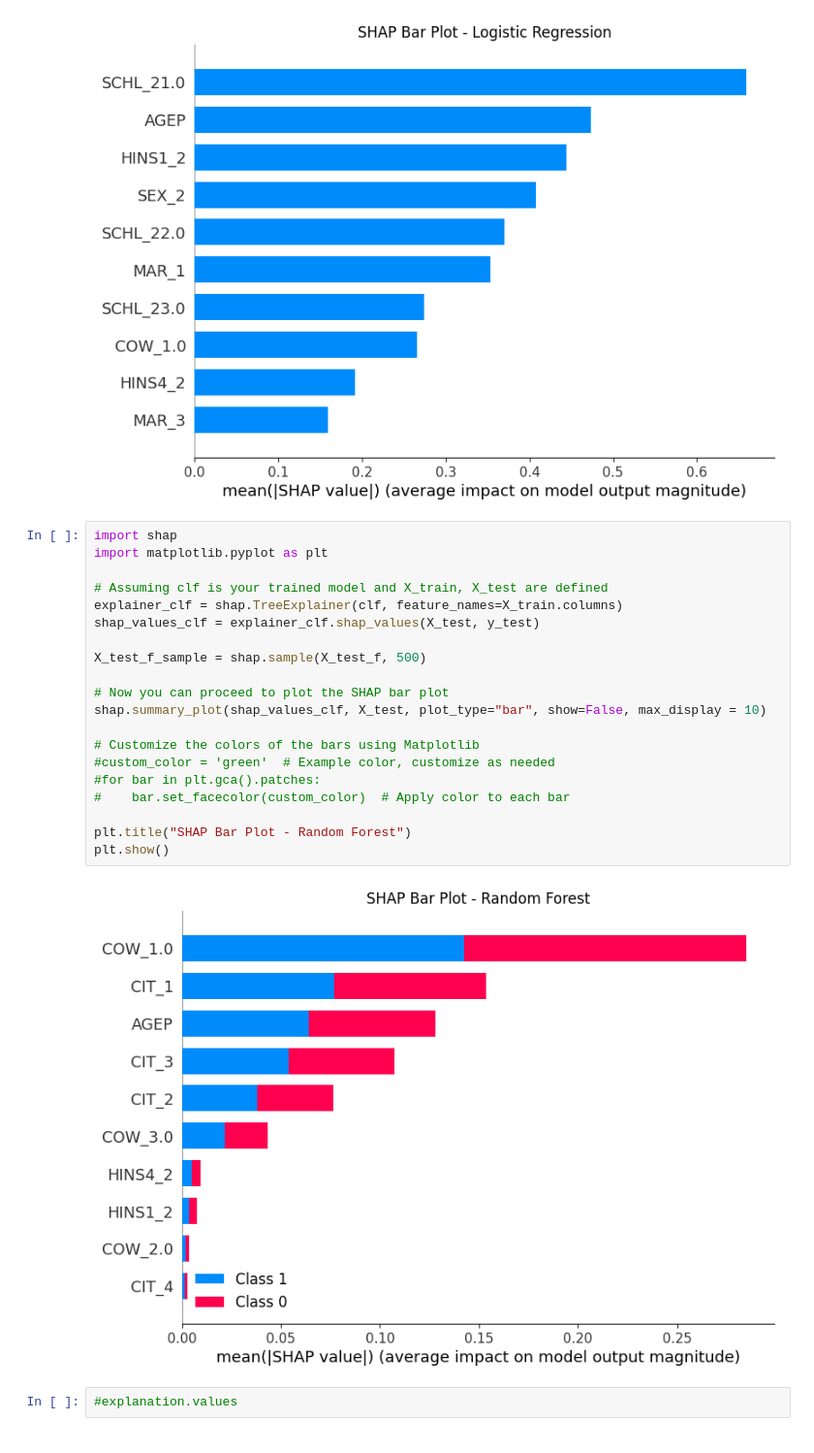
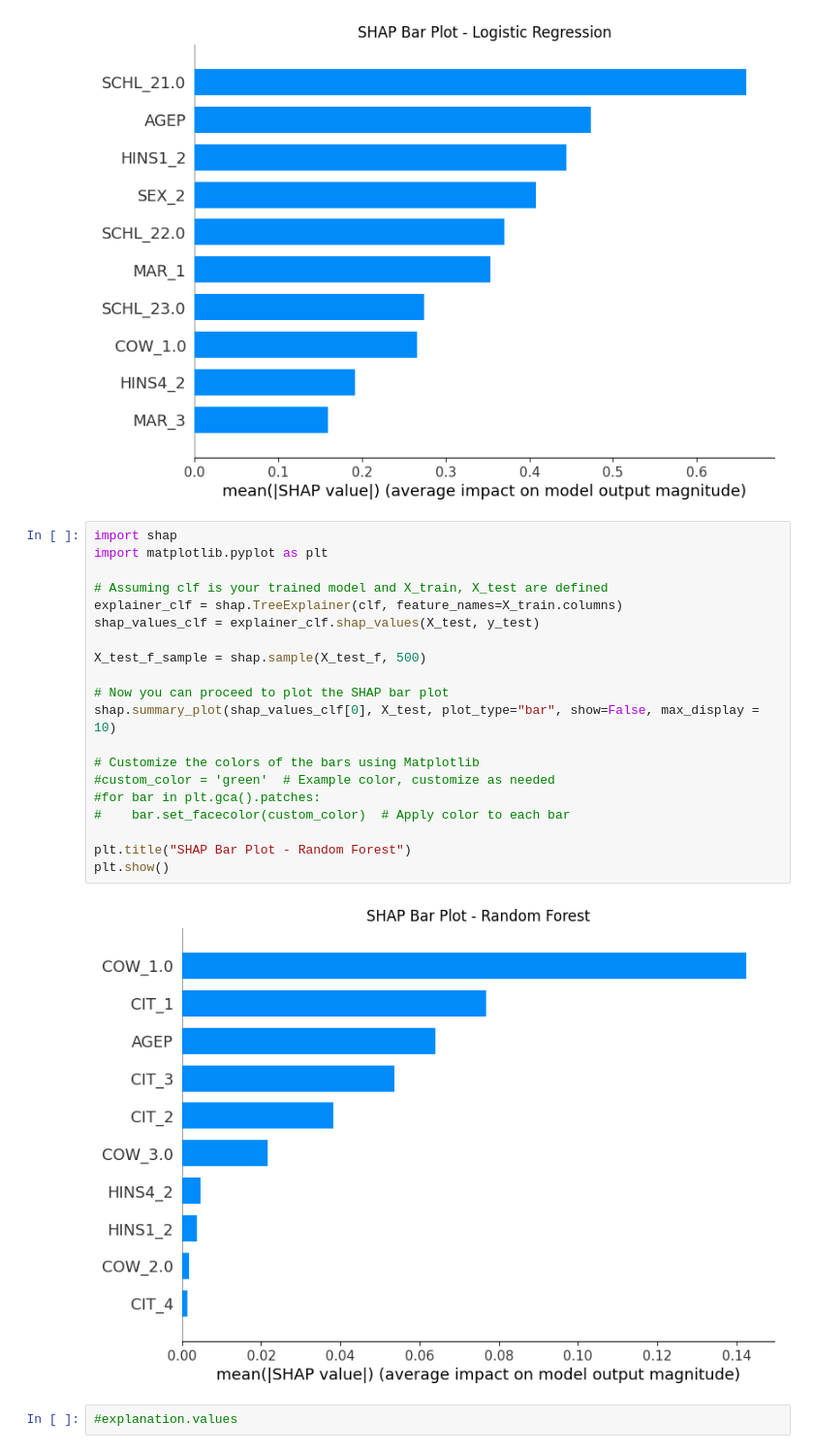
Before and after one commit to PHILIPWins/Algorithmic_Fairness, a Jupyter notebook: Assignment1/afae24-assignment-01-oleg - Philip.ipynb, the cells around one changed output. Shown at 97% size. Cells and saved outputs as stored; diff of their text form.

Commit message:
Changes to Forest SHAP plots

```diff
--- a/Assignment1/afae24-assignment-01-oleg - Philip.ipynb
+++ b/Assignment1/afae24-assignment-01-oleg - Philip.ipynb
@@ -548,25 +548,25 @@ plt.show()
 # %%
 import shap
 import matplotlib.pyplot as plt
 
 # Assuming clf is your trained model and X_train, X_test are defined
 explainer_clf = shap.TreeExplainer(clf, feature_names=X_train.columns)
 shap_values_clf = explainer_clf.shap_values(X_test, y_test)
 
 X_test_f_sample = shap.sample(X_test_f, 500)
 
 # Now you can proceed to plot the SHAP bar plot
-shap.summary_plot(shap_values_clf, X_test, plot_type="bar", show=False, max_display = 10)
+shap.summary_plot(shap_values_clf[0], X_test, plot_type="bar", show=False, max_display = 10)
 
 # Customize the colors of the bars using Matplotlib
 #custom_color = 'green'  # Example color, customize as needed
 #for bar in plt.gca().patches:
 #    bar.set_facecolor(custom_color)  # Apply color to each bar
 
 plt.title("SHAP Bar Plot - Random Forest")
 plt.show()
 # %% [output]
-[figure, old version]
+[figure, new version]
 # %%
 #explanation.values
 # %%
```
Also changed, not shown: parts of 9 cells of this notebook.
